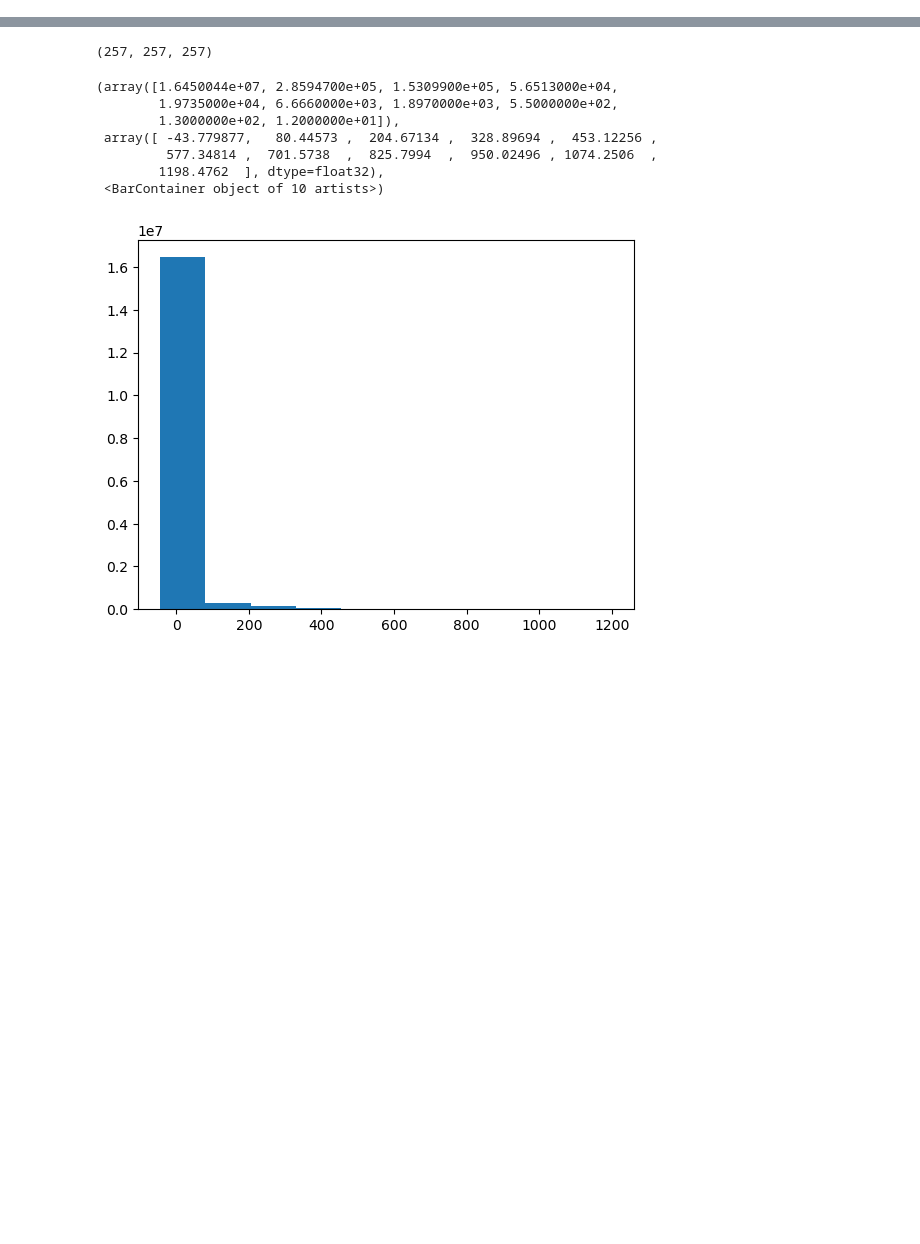
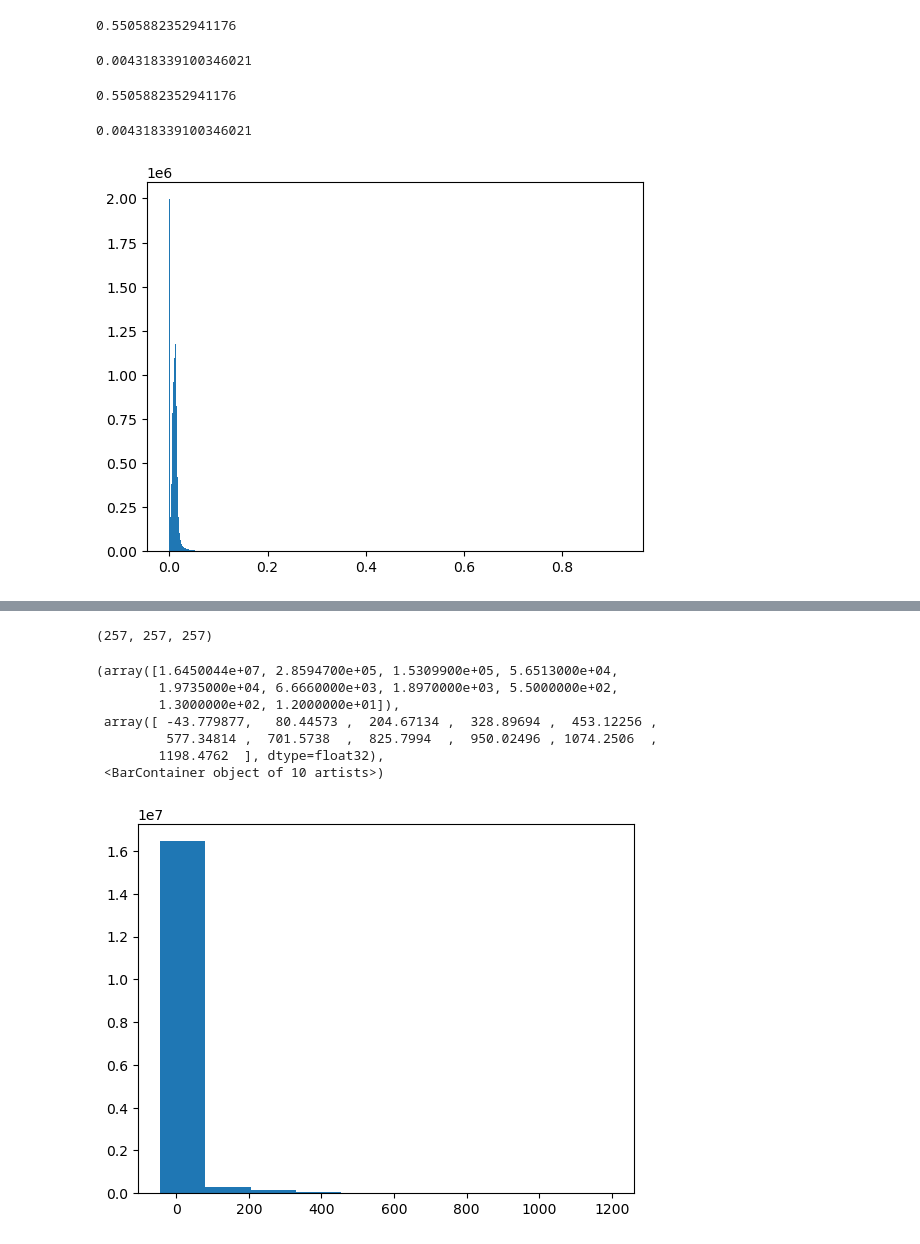
Before and after one commit to xtyinzz/nerf-tf, a Jupyter notebook: testbed_vol.ipynb, the cells around one changed output, grey strips where cells are left out. Cells and saved outputs as stored; diff of their text form; code cells hidden in the pictures; blank space fills up the shorter version.

```diff
--- a/testbed_vol.ipynb
+++ b/testbed_vol.ipynb
@@ -14,10 +14,14 @@ import matplotlib.pyplot as plt
 import run_nerf
 import run_nerf_helpers
 
+import json
+
+import scipy.interpolate as intp
+
 def relu(x):
   return(np.maximum(0, x))
 
 # Function for computing density from model prediction. This value is
 # strictly between [0, 1].
-def raw2alpha(raw, dists, act_fn=relu): return 1.0 - \
-    np.exp(-act_fn(raw) * dists)
+def raw2alpha(raw, dists, act_fn=relu):
+  return 1.0 - np.exp(-act_fn(raw) * dists)
@@ -25,0 +28,21 @@ rgbd = np.load("vol/lego.npy")
+# %%
+with open("vol/nyx_fine_box.raw", "rb") as f:
+  pred = np.frombuffer(f.read(), dtype=np.float32).reshape(256,256,256)
+with open("vol/density.raw", "rb") as f:
+  gt = np.frombuffer(f.read(), dtype=np.float32).reshape(256,256,256)
+# %% [output]
+0.5505882352941176
+0.004318339100346021
+# %%
+# get nerf opacity field
+dimmax = 0.6*(234/255) # bbox of volume in wolrd coord from extract_mesh_nyx.py
+stepsize = dimmax*2 / 255
+display(dimmax, stepsize)
+pred_op = raw2alpha(pred, stepsize)
+
+plt.hist(pred_op.flatten(), bins=1000)
+plt.show()
+# %% [output]
+0.5505882352941176
+0.004318339100346021
+[figure, added]
```
Also changed, not shown: parts of 7 cells of this notebook, 17 other files.
